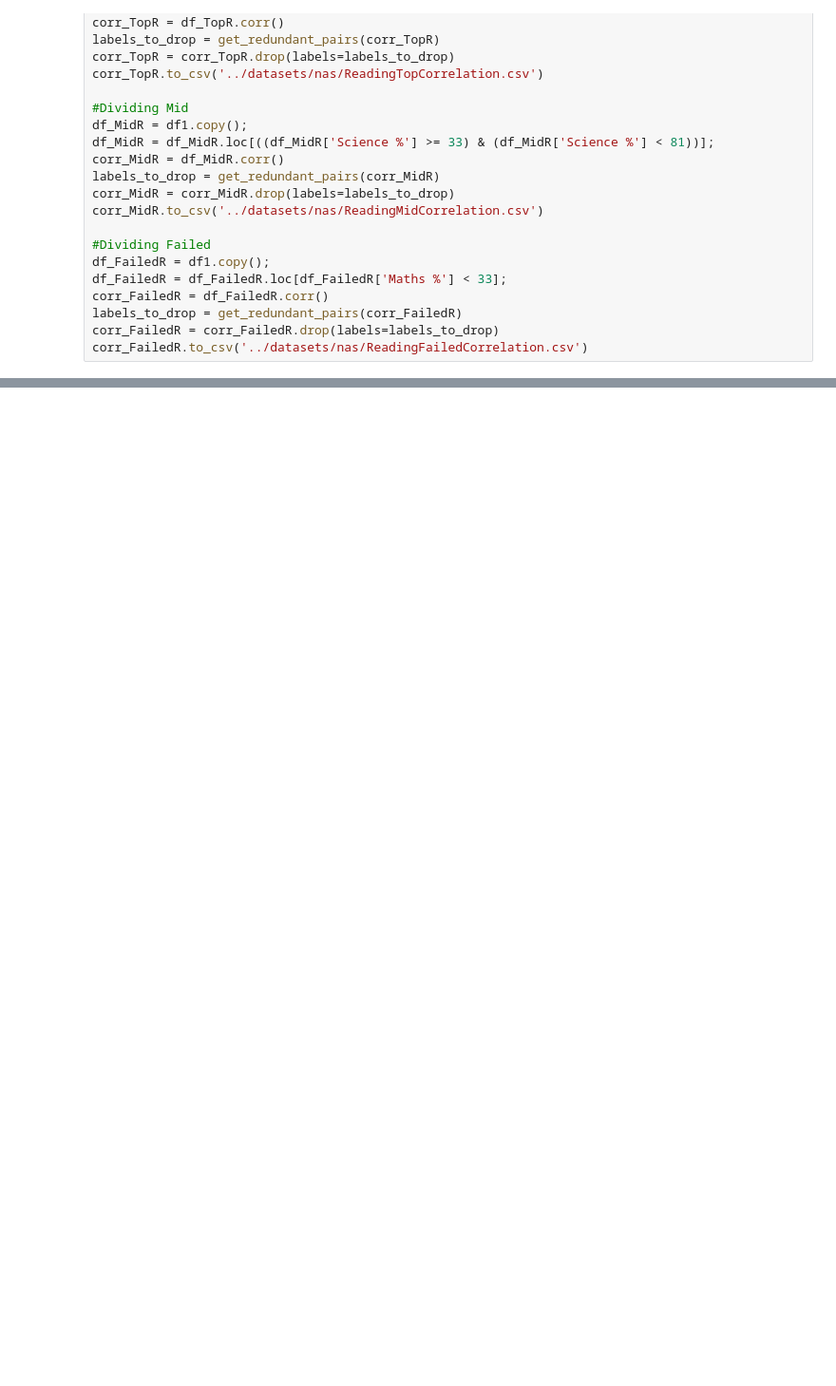
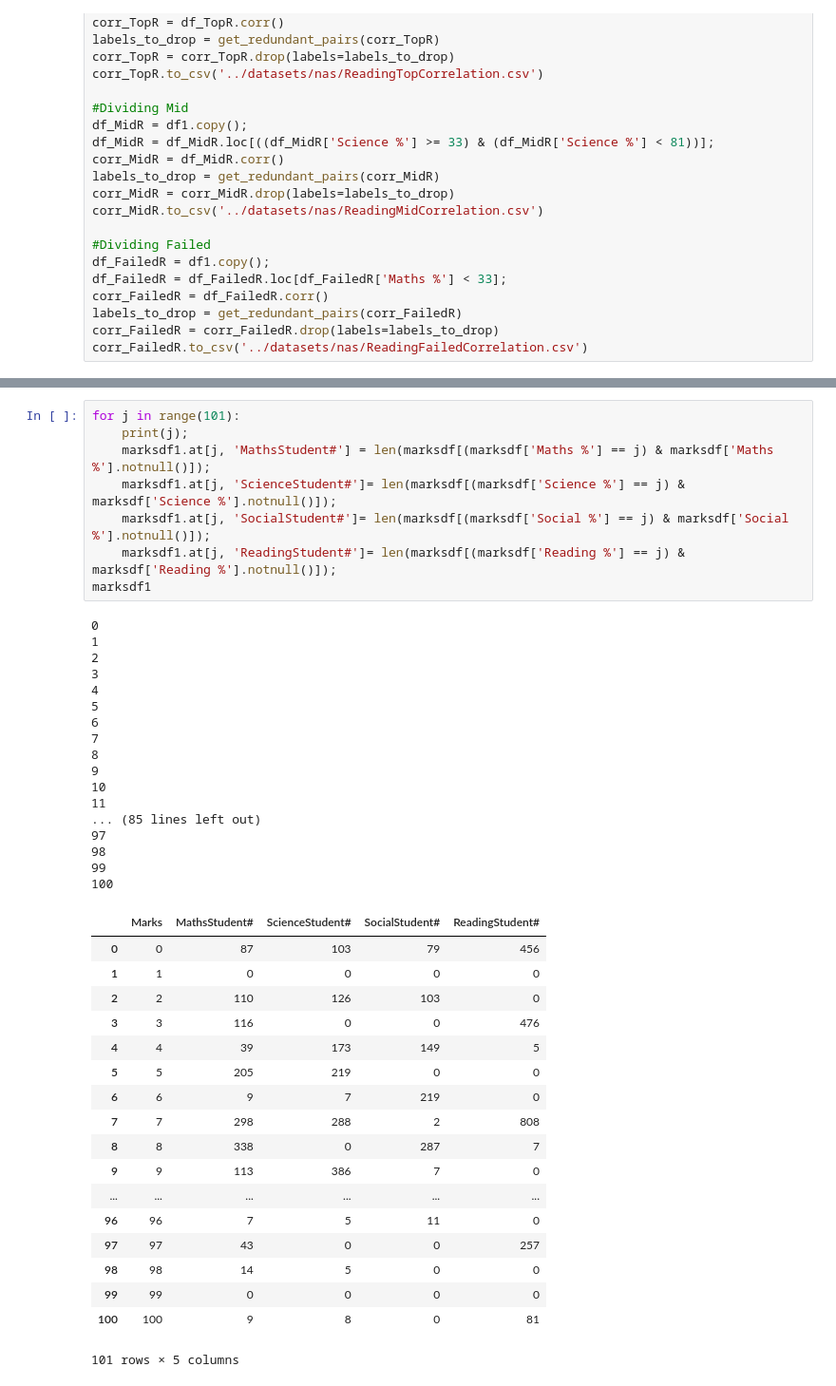
Before and after one commit to holy-devil/nas-dataviz, a Jupyter notebook: analysis/NAS Plots.ipynb, the cells around one changed output, grey strips where cells are left out. Shown at 95% size. Drawn from its saved outputs; the diff is of its cells as text; blank space fills up the shorter version.

```diff
--- a/analysis/NAS Plots.ipynb
+++ b/analysis/NAS Plots.ipynb
@@ -237,0 +327,44 @@ corr_FailedR.to_csv('../datasets/nas/ReadingFailedCorrelation.csv')
+# %%
+for j in range(101):
+    print(j);
+    marksdf1.at[j, 'MathsStudent#'] = len(marksdf[(marksdf['Maths %'] == j) & marksdf['Maths %'].notnull()]);
+    marksdf1.at[j, 'ScienceStudent#']= len(marksdf[(marksdf['Science %'] == j) & marksdf['Science %'].notnull()]);
+    marksdf1.at[j, 'SocialStudent#']= len(marksdf[(marksdf['Social %'] == j) & marksdf['Social %'].notnull()]);
+    marksdf1.at[j, 'ReadingStudent#']= len(marksdf[(marksdf['Reading %'] == j) & marksdf['Reading %'].notnull()]);
+marksdf1
+# %% [output]
+0
+1
+2
+3
+4
+5
+6
+7
+8
+9
+10
+11
+... (85 lines left out)
+97
+98
+99
+100
+|  | Marks | MathsStudent# | ScienceStudent# | SocialStudent# | ReadingStudent# |
+| 0 | 0 | 87 | 103 | 79 | 456 |
+| 1 | 1 | 0 | 0 | 0 | 0 |
+| 2 | 2 | 110 | 126 | 103 | 0 |
+| 3 | 3 | 116 | 0 | 0 | 476 |
+| 4 | 4 | 39 | 173 | 149 | 5 |
+| 5 | 5 | 205 | 219 | 0 | 0 |
+| 6 | 6 | 9 | 7 | 219 | 0 |
+| 7 | 7 | 298 | 288 | 2 | 808 |
+| 8 | 8 | 338 | 0 | 287 | 7 |
+| 9 | 9 | 113 | 386 | 7 | 0 |
+| ... | ... | ... | ... | ... | ... |
+| 96 | 96 | 7 | 5 | 11 | 0 |
+| 97 | 97 | 43 | 0 | 0 | 257 |
+| 98 | 98 | 14 | 5 | 0 | 0 |
+| 99 | 99 | 0 | 0 | 0 | 0 |
+| 100 | 100 | 9 | 8 | 0 | 81 |
+101 rows × 5 columns
```
Also changed, not shown: parts of 5 cells of this notebook, 3 other files.
